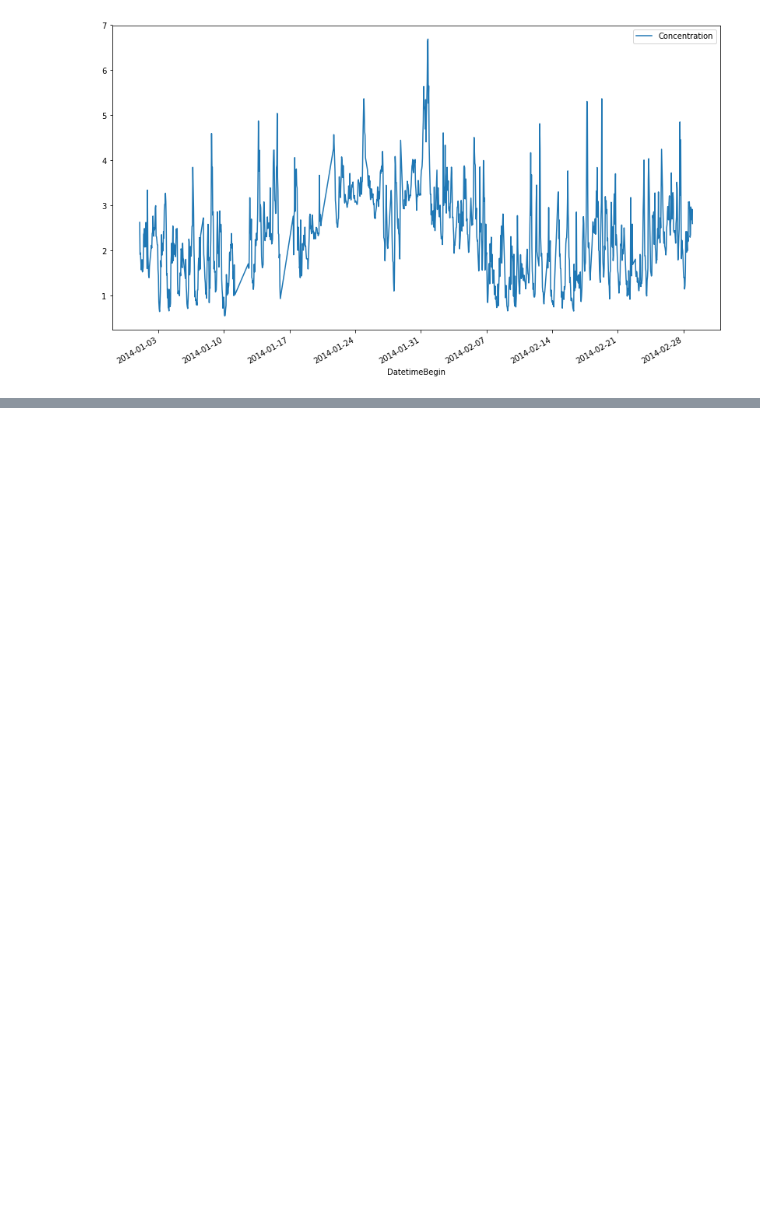
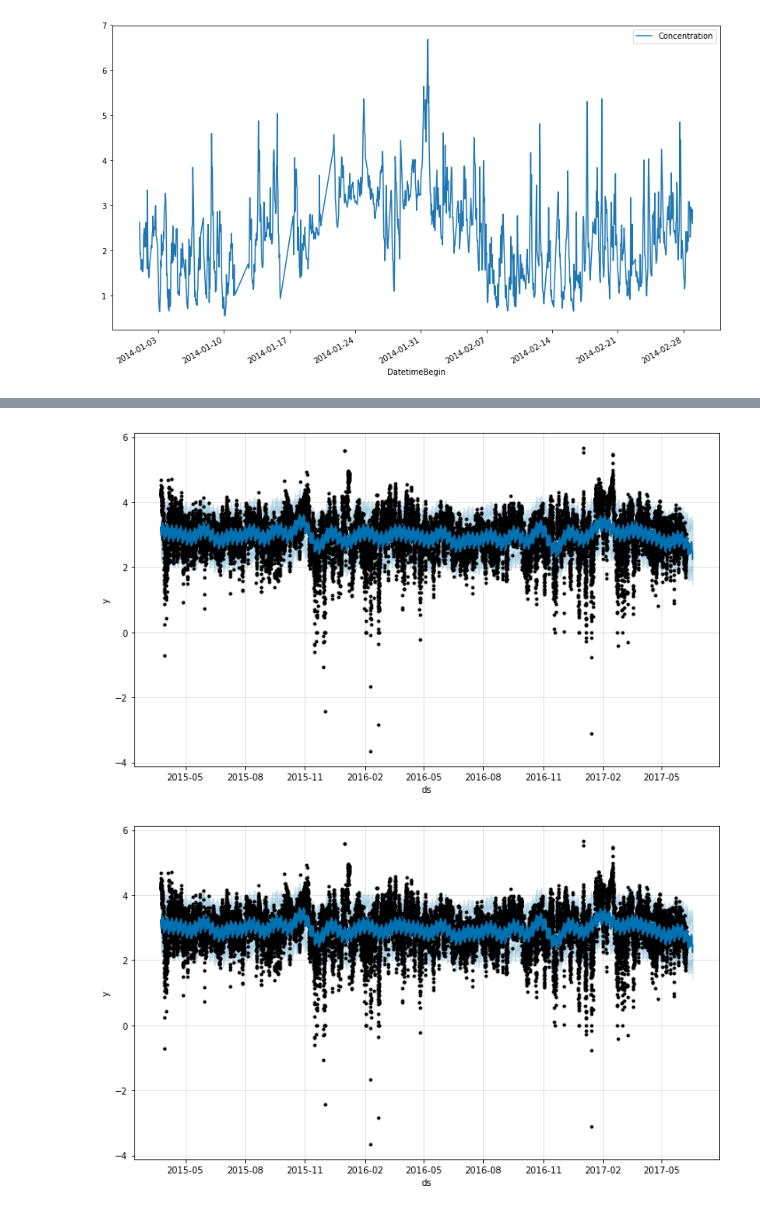
Before and after one commit to Basanites/Pollutant-Prediction, a Jupyter notebook: Leipzig.ipynb, the cells around one changed output, grey strips where cells are left out. Cells and saved outputs as stored; diff of their text form; code cells hidden in the pictures; blank space fills up the shorter version.

Commit message:
create first test for prophet

```diff
--- a/Leipzig.ipynb
+++ b/Leipzig.ipynb
@@ -108,0 +143,11 @@ DESN082                      46318         46318
+# %%
+df2_train = df2[:20000]
+df2_test = df2[20000:20240]
+# %%
+model = Prophet()
+# %%
+model.fit(df2_train)
+future = model.make_future_dataframe(periods=240, freq='H')
+# %%
+forecast = model.predict(future)
+forecast[['ds', 'yhat', 'yhat_lower', 'yhat_upper']].tail()
@@ -108,0 +161,5 @@ DESN082                      46318         46318
+# %%
+model.plot(forecast)
+# %% [output]
+[figure, added]
+[figure, added]
```
Also changed, not shown: parts of 12 cells of this notebook.
